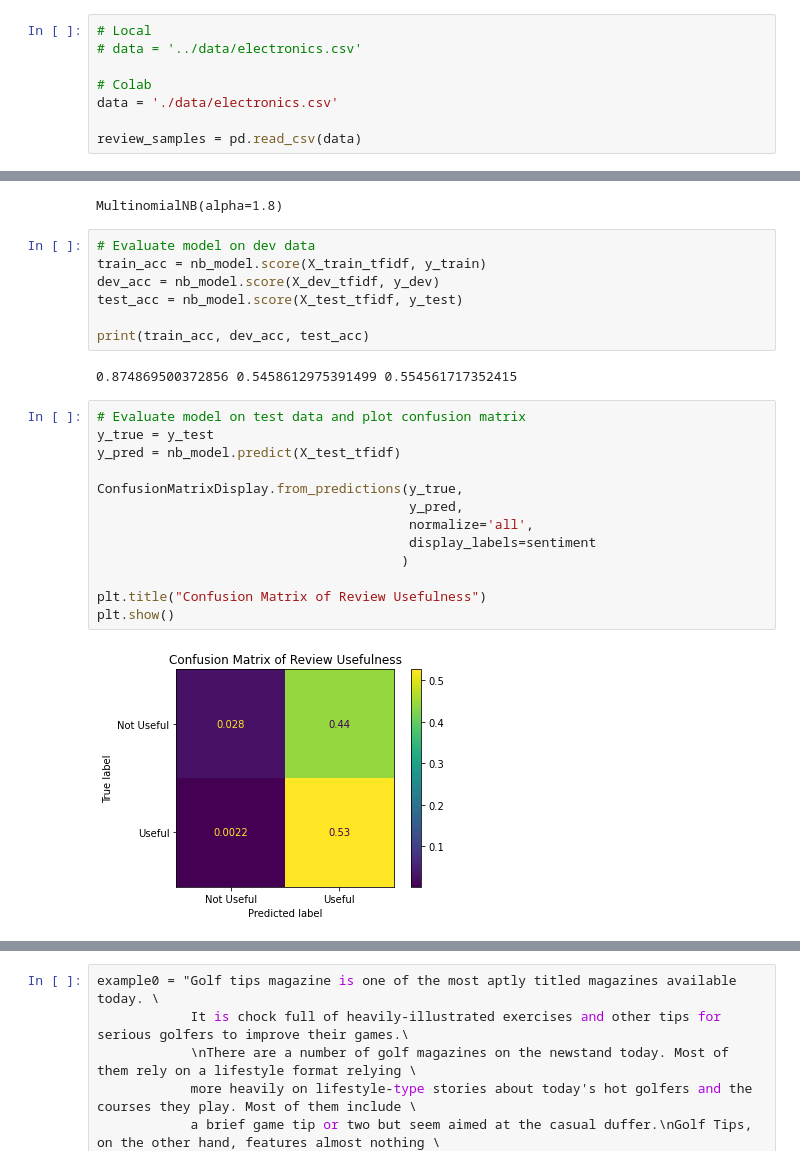
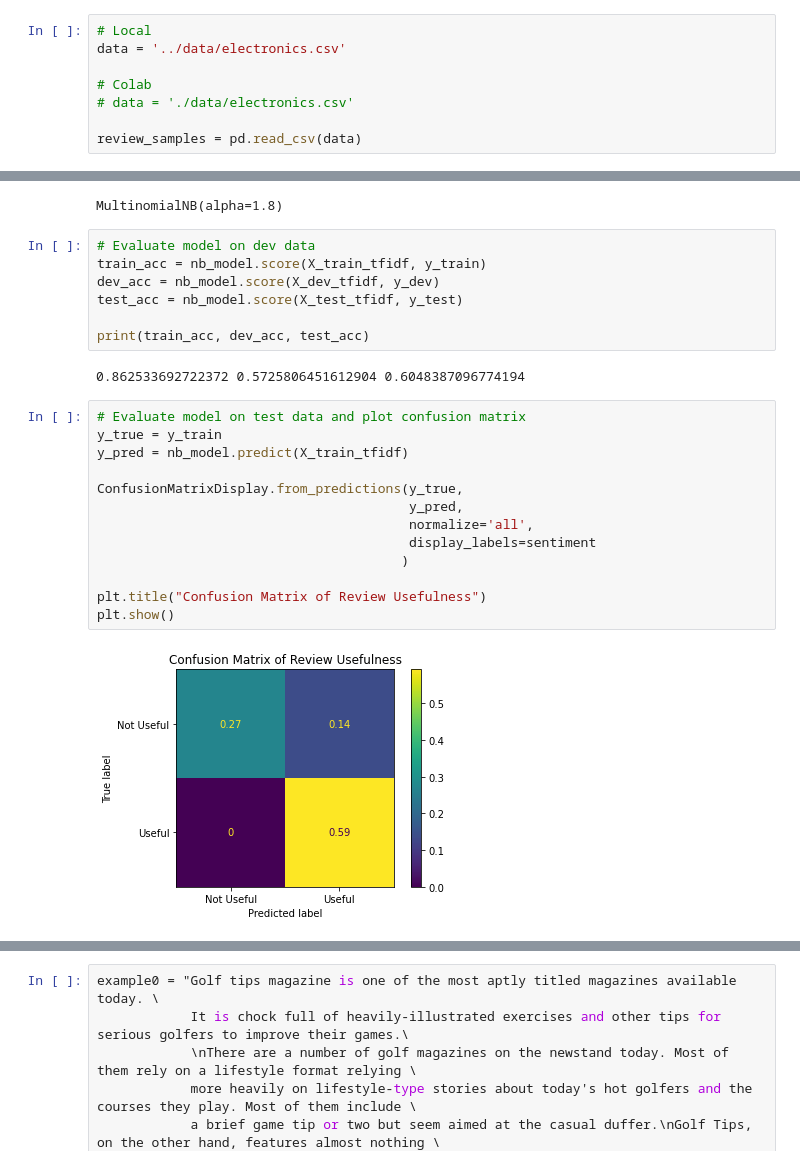
Before and after one commit to davidmiller2013/amazon-nlp-classification, a Jupyter notebook: notebooks/model-selection.ipynb, the cells around one changed output, grey strips where cells are left out. Cells and saved outputs as stored; diff of their text form.

```diff
--- a/notebooks/model-selection.ipynb
+++ b/notebooks/model-selection.ipynb
@@ -103,9 +81,9 @@ from transformers import BertTokenizer, TFBertForSequenceClassification
 from transformers import InputExample, InputFeatures
 # %%
 # Local
-# data = '../data/electronics.csv'
+data = '../data/electronics.csv'
 
 # Colab
-data = './data/electronics.csv'
+# data = './data/electronics.csv'
 
 review_samples = pd.read_csv(data)
@@ -150,19 +131,19 @@ test_acc = nb_model.score(X_test_tfidf, y_test)
 
 print(train_acc, dev_acc, test_acc)
 # %% [output]
-0.874869500372856 0.5458612975391499 0.554561717352415
+0.862533692722372 0.5725806451612904 0.6048387096774194
 # %%
 # Evaluate model on test data and plot confusion matrix
-y_true = y_test
-y_pred = nb_model.predict(X_test_tfidf)
+y_true = y_train
+y_pred = nb_model.predict(X_train_tfidf)
 
 ConfusionMatrixDisplay.from_predictions(y_true,
                                         y_pred,
                                         normalize='all',
                                         display_labels=sentiment
                                        )
 
 plt.title("Confusion Matrix of Review Usefulness")
 plt.show()
 # %% [output]
-[figure, old version]
+[figure, new version]
```
Also changed, not shown: parts of 56 cells of this notebook, 1 other file.
